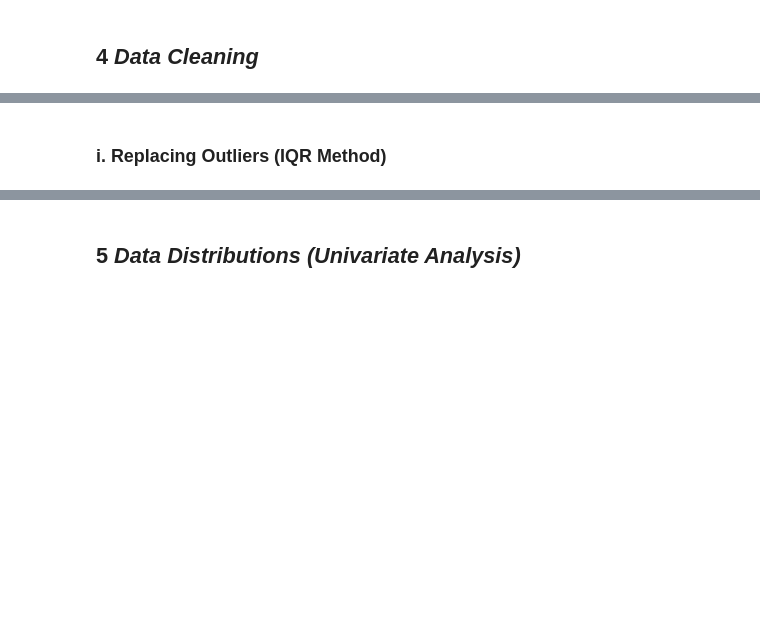
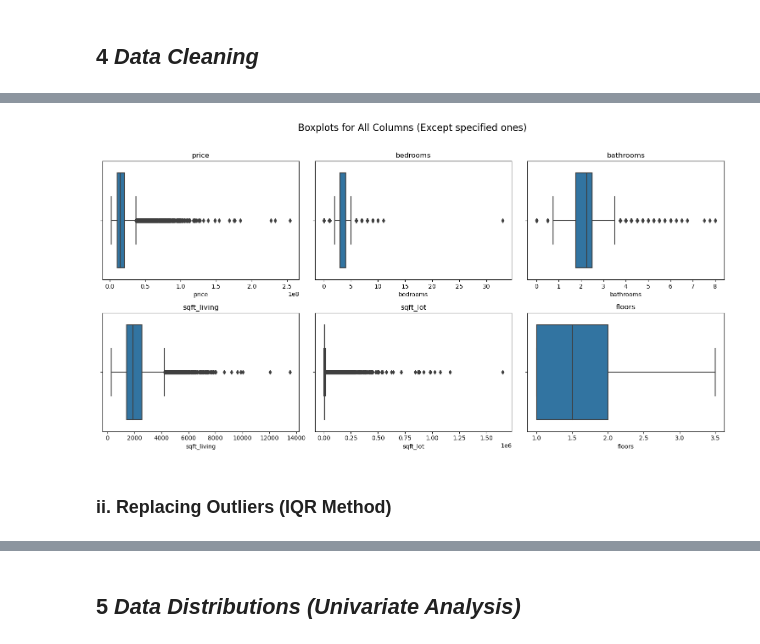
Before and after one commit to ahmedembeddedx/Housing_Data_Predictive_Model, a Jupyter notebook: notebook.ipynb, the cells around one changed output, grey strips where cells are left out. Saved outputs shown, nothing was run; the diff lists cells and outputs as text; code cells hidden in the pictures; blank space fills up the shorter version.

```diff
--- a/notebook.ipynb
+++ b/notebook.ipynb
@@ -103,3 +141,23 @@ data.columns = data.columns.str.strip().str.replace(' ', '_').str.lower()
+# %%
+def plot_boxplots(dataframe, irrep):
+    columns_to_plot = [col for col in dataframe.columns if col not in irrep]
+
+    fig, axes = plt.subplots(nrows=2, ncols=3, figsize=(15, 8))
+    fig.suptitle('Boxplots for All Columns (Except specified ones)', fontsize=16)
+
+    axes = axes.flatten()
+
+    for i, column in enumerate(columns_to_plot):
+        if i < 6:
+            sns.boxplot(x=dataframe[column], ax=axes[i])
+            axes[i].set_title(column)
+
+    plt.tight_layout(rect=[0, 0, 1, 0.96])
+    plt.show()
+
+plot_boxplots(data, irrep)
+# %% [output]
+[figure, added]
 # %% [markdown]
-### i. Replacing Outliers (IQR Method)
+### ii. Replacing Outliers (IQR Method)
 # %%
```
Also changed, not shown: parts of 17 cells of this notebook.
